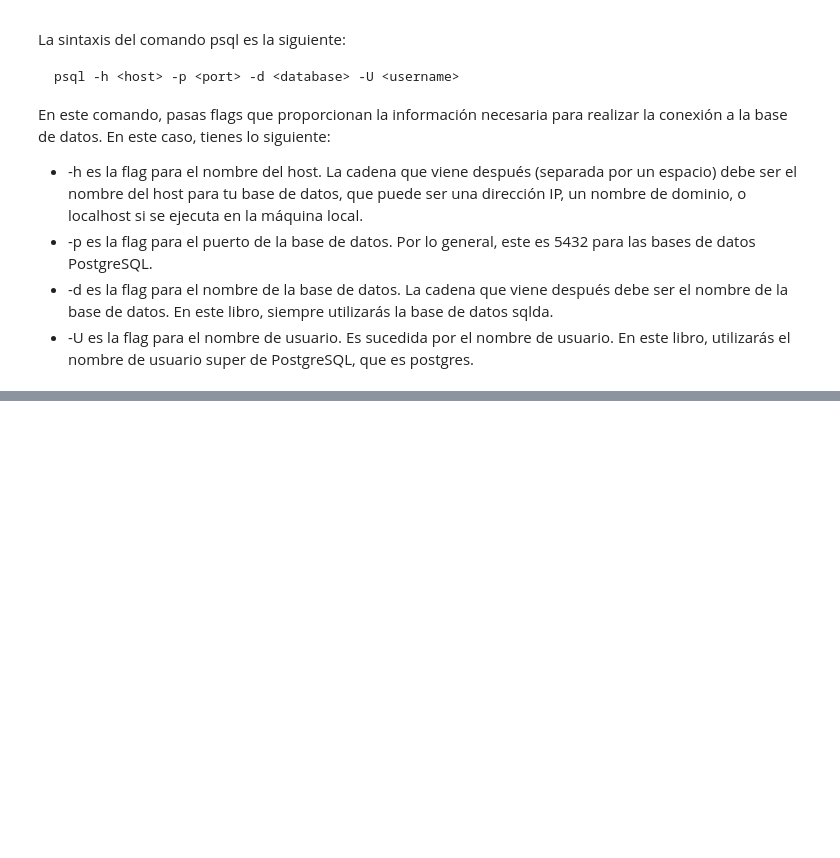
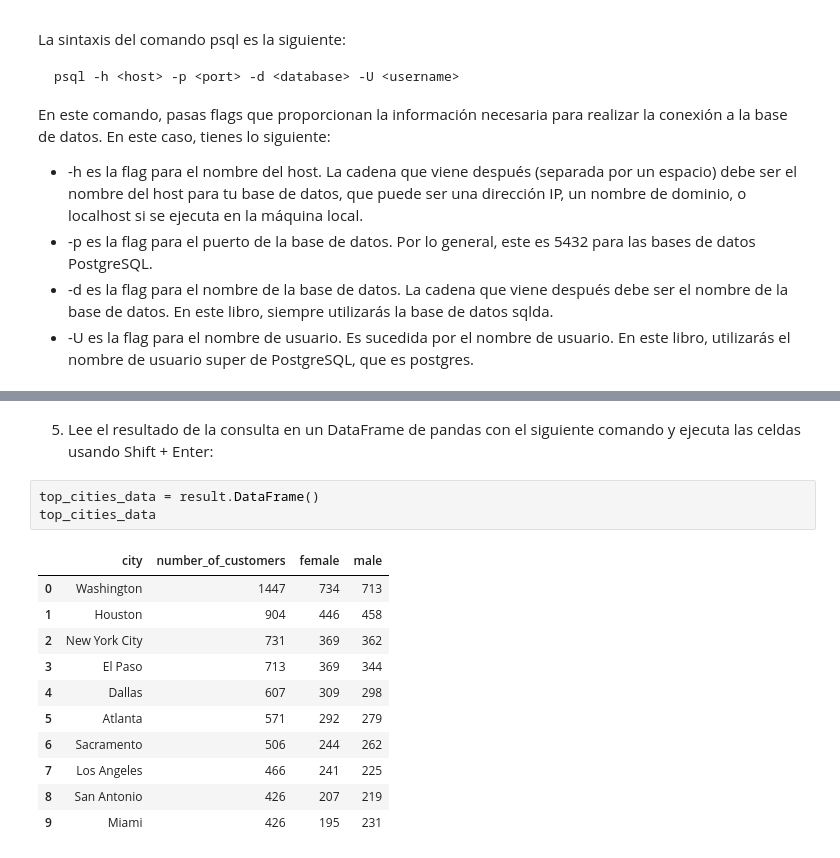
Before and after one commit to limspiga/data-modeling, a Jupyter notebook: 06_data_modeling_for_marketing.ipynb, the cells around one changed output, grey strips where cells are left out. Drawn from its saved outputs; the diff is of its cells as text; blank space fills up the shorter version.

```diff
--- a/06_data_modeling_for_marketing.ipynb
+++ b/06_data_modeling_for_marketing.ipynb
@@ -99,0 +444,18 @@ sqlda=# \q
+# %% [markdown]
+
+5. Lee el resultado de la consulta en un DataFrame de pandas con el siguiente comando y ejecuta las celdas usando Shift + Enter:
+# %%
+top_cities_data = result.DataFrame()
+top_cities_data
+# %% [output]
+|  | city | number_of_customers | female | male |
+| 0 | Washington | 1447 | 734 | 713 |
+| 1 | Houston | 904 | 446 | 458 |
+| 2 | New York City | 731 | 369 | 362 |
+| 3 | El Paso | 713 | 369 | 344 |
+| 4 | Dallas | 607 | 309 | 298 |
+| 5 | Atlanta | 571 | 292 | 279 |
+| 6 | Sacramento | 506 | 244 | 262 |
+| 7 | Los Angeles | 466 | 241 | 225 |
+| 8 | San Antonio | 426 | 207 | 219 |
+| 9 | Miami | 426 | 195 | 231 |
```
Also changed, not shown: parts of 83 cells of this notebook.
